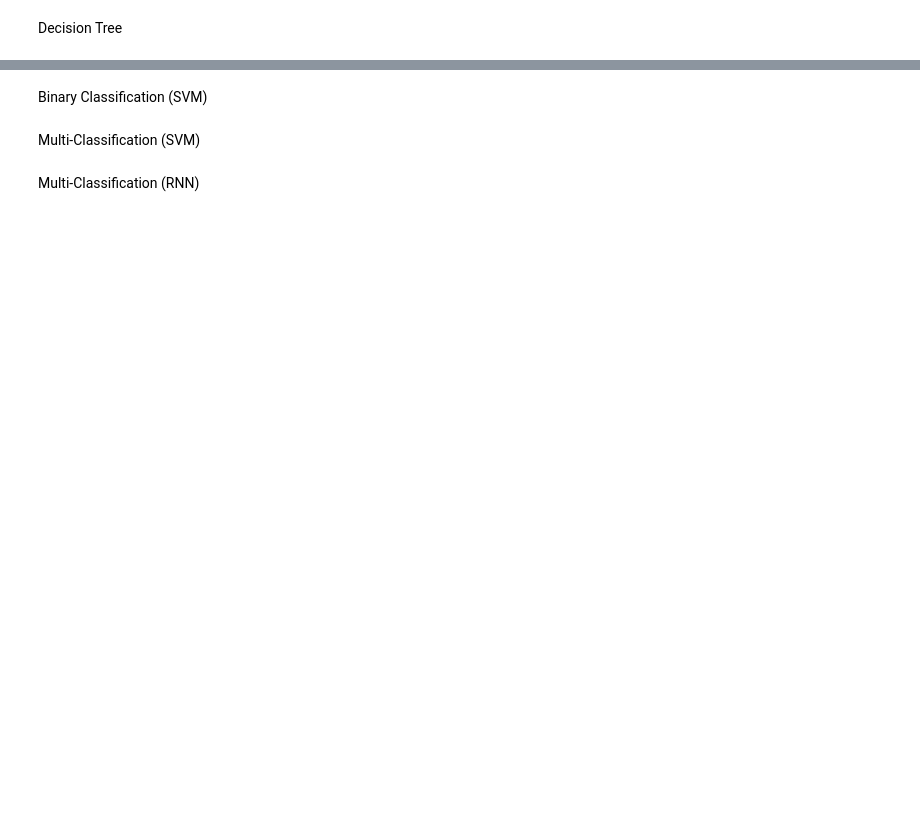
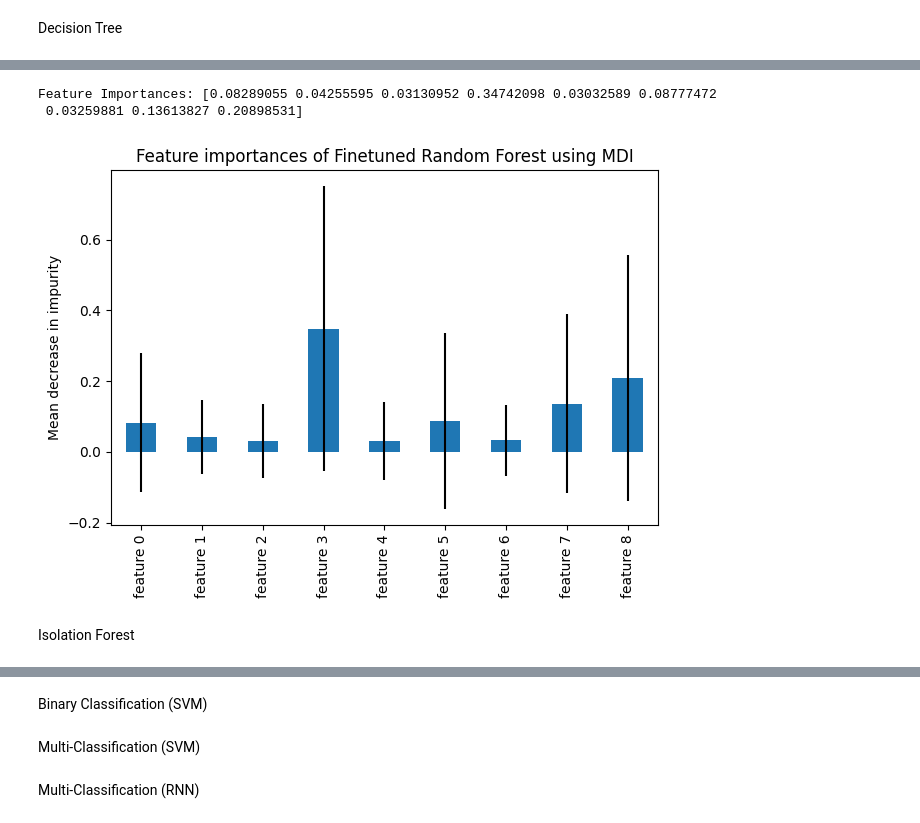
Before and after one commit to kirbergerconnor/iscl-thesis, a Jupyter notebook: classification.ipynb, the cells around one changed output, grey strips where cells are left out. Cells and saved outputs as stored; diff of their text form; code cells hidden in the pictures; blank space fills up the shorter version.

```diff
--- a/classification.ipynb
+++ b/classification.ipynb
@@ -223,0 +534,22 @@ plt.show()
+# %%
+# Plotting Feature Importances of Finetuned RandomForest
+# Refer to https://scikit-learn.org/stable/auto_examples/ensemble/plot_forest_importances.html
+
+# Get feature importance
+importances = best_clf.feature_importances_
+print("Feature Importances:", importances)
+
+feature_names = [f"feature {i}" for i in range(X.shape[1])]
+std = np.std([tree.feature_importances_ for tree in best_clf.estimators_], axis=0)
+forest_importances = pd.Series(importances, index=feature_names)
+fig, ax = plt.subplots()
+forest_importances.plot.bar(yerr=std, ax=ax)
+ax.set_title("Feature importances of Finetuned Random Forest using MDI")
+ax.set_ylabel("Mean decrease in impurity")
+fig.tight_layout()
+# %% [output]
+Feature Importances: [0.08289055 0.04255595 0.03130952 0.34742098 0.03032589 0.08777472
+ 0.03259881 0.13613827 0.20898531]
+[figure, added]
+# %% [markdown]
+Isolation Forest
```
Also changed, not shown: parts of 37 cells of this notebook.
